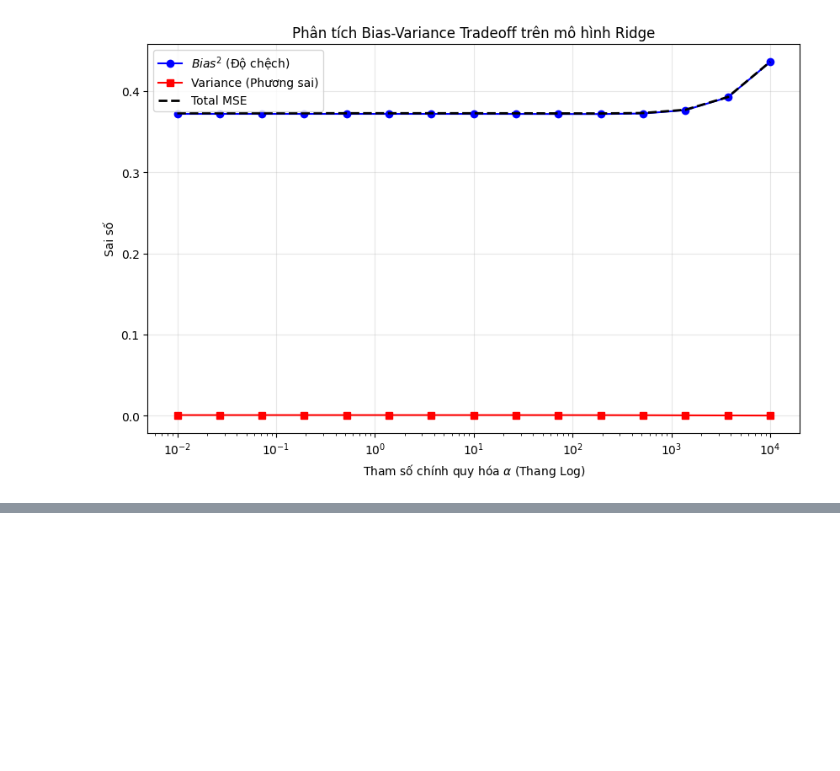
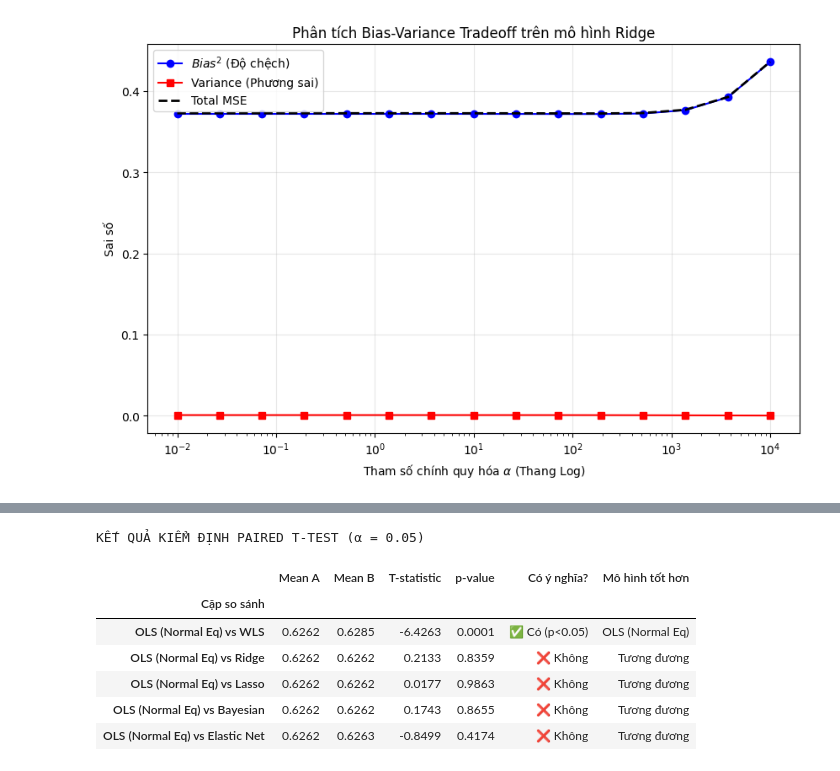
Before and after one commit to conluoi123/Machine-Learning---Project-1-, a Jupyter notebook: code/Part1_Regression/models.ipynb, the cells around one changed output, grey strips where cells are left out. Cells and saved outputs as stored; diff of their text form; code cells hidden in the pictures; blank space fills up the shorter version.

```diff
--- a/code/Part1_Regression/models.ipynb
+++ b/code/Part1_Regression/models.ipynb
@@ -2457,0 +2614,43 @@ plt.show()
+# %%
+def paired_ttest(name_a, name_b, cv_results, alpha=0.05):
+    a = cv_results[name_a]
+    b = cv_results[name_b]
+    t_stat, p_val = ttest_rel(a, b)
+
+    mean_diff = a.mean() - b.mean()
+    better = name_a if mean_diff < 0 else name_b
+    sig = p_val < alpha
+
+    return {
+        "Cặp so sánh": f"{name_a} vs {name_b}",
+        "Mean A":      round(a.mean(), 4),
+        "Mean B":      round(b.mean(), 4),
+        "T-statistic": round(t_stat, 4),
+        "p-value":     round(p_val, 4),
+        "Có ý nghĩa?": "✅ Có (p<0.05)" if sig else "❌ Không",
+        "Mô hình tốt hơn": better if sig else "Tương đương"
+    }
+
+# Các cặp cần so sánh
+pairs = [
+    ("OLS (Normal Eq)", "WLS"),
+    ("OLS (Normal Eq)", "Ridge"),
+    ("OLS (Normal Eq)", "Lasso"),
+    ("OLS (Normal Eq)", "Bayesian"),
+    ("OLS (Normal Eq)", "Elastic Net"),
+]
+
+ttest_rows = [paired_ttest(a, b, cv_results) for a, b in pairs]
+df_ttest = pd.DataFrame(ttest_rows).set_index("Cặp so sánh")
+
+print("KẾT QUẢ KIỂM ĐỊNH PAIRED T-TEST (α = 0.05)")
+display(df_ttest)
+# %% [output]
+KẾT QUẢ KIỂM ĐỊNH PAIRED T-TEST (α = 0.05)
+|  | Mean A | Mean B | T-statistic | p-value | Có ý nghĩa? | Mô hình tốt hơn |
+| Cặp so sánh |  |  |  |  |  |  |
+| OLS (Normal Eq) vs WLS | 0.6262 | 0.6285 | -6.4263 | 0.0001 | ✅ Có (p<0.05) | OLS (Normal Eq) |
+| OLS (Normal Eq) vs Ridge | 0.6262 | 0.6262 | 0.2133 | 0.8359 | ❌ Không | Tương đương |
+| OLS (Normal Eq) vs Lasso | 0.6262 | 0.6262 | 0.0177 | 0.9863 | ❌ Không | Tương đương |
+| OLS (Normal Eq) vs Bayesian | 0.6262 | 0.6262 | 0.1743 | 0.8655 | ❌ Không | Tương đương |
+| OLS (Normal Eq) vs Elastic Net | 0.6262 | 0.6263 | -0.8499 | 0.4174 | ❌ Không | Tương đương |
```
Also changed, not shown: parts of 10 cells of this notebook.
